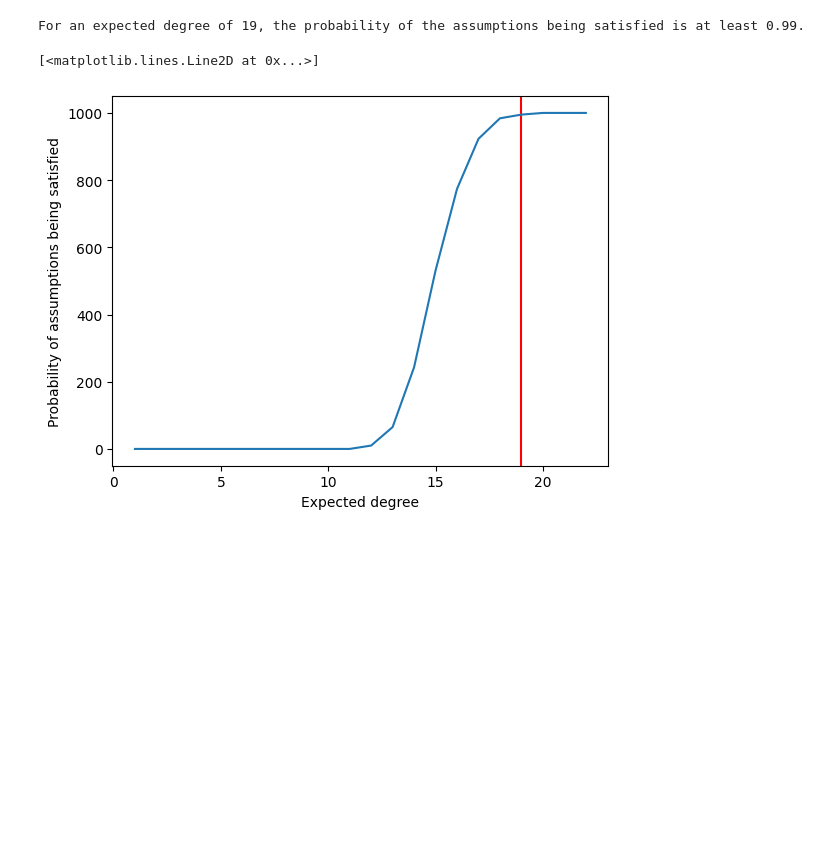
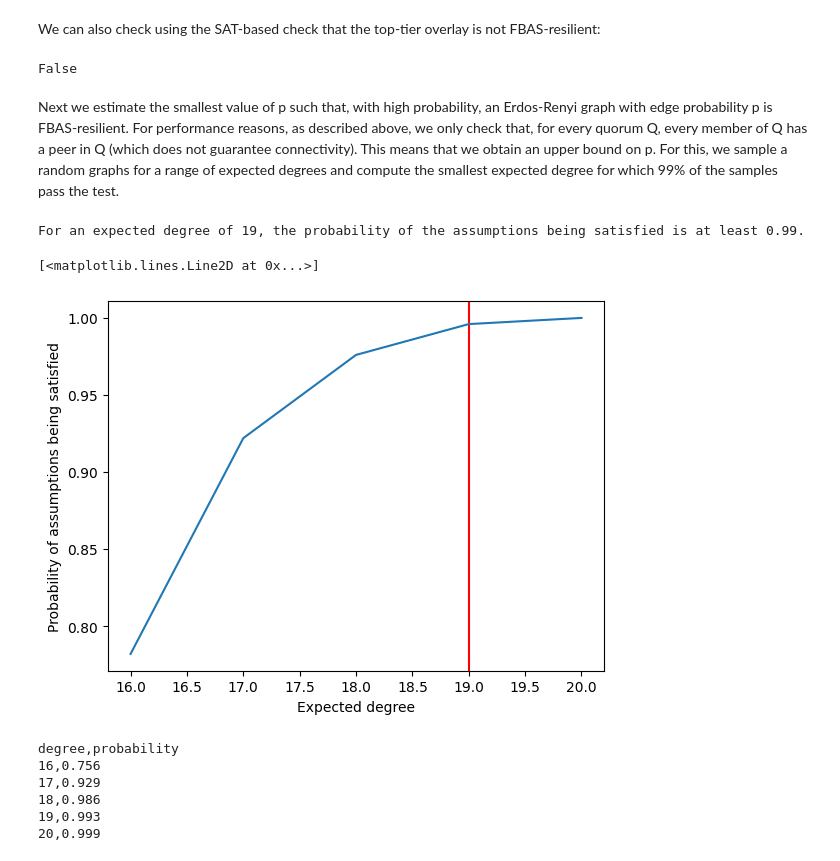
Before and after one commit to yunqizhang99/python-fbas, a Jupyter notebook: python_fbas/constellation/notebook.ipynb, the cells around one changed output. Cells and saved outputs as stored; diff of their text form; code cells hidden in the pictures; blank space fills up the shorter version.

```diff
--- a/python_fbas/constellation/notebook.ipynb
+++ b/python_fbas/constellation/notebook.ipynb
@@ -17,6 +23,7 @@ We are going to work on `data/network-2025-01-03.json`. First, we compute the to
 json_data = json.load(open('data/network-2025-01-03.json'))
 fbas = FBASGraph.from_json(json_data, from_stellarbeat=True)
 top_tier = get_top_tier(fbas)
-top_tier_fbas = fbas.project(top_tier)
-print(f"top-tier has {len(top_tier_fbas.validators)} validators")
+top_tier_fbas:FBASGraph = fbas.project(top_tier)
+top_tier_orgs = [top_tier_fbas.vertice_attrs(v)['homeDomain'] for v in top_tier_fbas.validators]
+print(f"The top-tier has {len(top_tier_fbas.validators)} validators and {len(set(top_tier_orgs))} unique organizations: {set(top_tier_orgs)}")
 # %% [output]
@@ -54,39 +52,55 @@ Now, for every degree between 1 and the number of nodes minus one, we generate 1
+# %% [markdown]
+We can also check using the SAT-based check that the top-tier overlay is not FBAS-resilient:
+# %%
+print(is_overlay_resilient(top_tier_fbas, top_tier_overlay))
+# %% [output]
+False
+# %% [markdown]
+Next we estimate the smallest value of p such that, with high probability, an Erdos-Renyi graph with edge probability p is FBAS-resilient. For performance reasons, as described above, we only check that, for every quorum Q, every member of Q has a peer in Q (which does not guarantee connectivity). This means that we obtain an upper bound on p. For this, we sample a random graphs for a range of expected degrees and compute the smallest expected degree for which 99% of the samples pass the test.
 # %%
-nodes = list(fbas.validators())
+nodes = list(top_tier_fbas.validators)
+min_d = 16
+max_d = 20
+num_samples = 500
 num_sat = {} # dict holding the results
-# loop over all value of the degree d from 1 to the number of nodes minus one:
-for d in range(1, len(nodes)):
+# loop over all value of the degree d from min_d to max_d:
+for d in range(min_d, max_d+1):
     num_sat[d] = 0
-    for i in range(1000):
+    for i in range(num_samples):
         # Create an Erdos-Renyi graph with expected degree d:
         g = nx.erdos_renyi_graph(len(nodes), d / len(nodes))
         # rename the nodes to the validator names:
         g = nx.relabel_nodes(g, {i: nodes[i] for i in range(len(nodes))})
-        # check that the assumptions of every node are satisfied:
-        is_sat = True
-        for n in nodes:
-            qset : QSet = fbas.qset_map[n]
-            peers = g.neighbors(n)
-            if not qset.blocked(peers):
-                is_sat = False
-                break
-        if is_sat:
+        # we could use the SAT-based check, but it's too expensive:
+        # if is_overlay_resilient(top_tier_fbas, g):
+        if num_not_blocked(top_tier_fbas, g) == 0:
             num_sat[d] += 1
+
+# Next we find the minimum degree d for which the probability of the assumptions being satisfied is 0.99:
+while num_sat[min_d] / num_samples < 0.99:
+    min_d += 1
+print(f'For an expected degree of {min_d}, the probability of the assumptions being satisfied is at least 0.99.')
+# %% [output]
+For an expected degree of 19, the probability of the assumptions being satisfied is at least 0.99.
-# %%
-# Next we find the degree d for which the probability of the assumptions being satisfied is 0.99:
-min_d = 1
-while num_sat[min_d] / 1000 < 0.99:
-    min_d += 1
-print(f'For an expected degree of {min_d}, the probability of the assumptions being satisfied is at least 0.99.')
-# %% [output]
-For an expected degree of 19, the probability of the assumptions being satisfied is at least 0.99.
 # %%
 # now plot the results
 import matplotlib.pyplot as plt
 plt.axvline(x=min_d, color='r')
 plt.xlabel('Expected degree')
 plt.ylabel('Probability of assumptions being satisfied')
-plt.plot(num_sat.keys(), num_sat.values())
+plt.plot(num_sat.keys(), [v/num_samples for v in num_sat.values()])
 # %% [output]
 [<matplotlib.lines.Line2D at 0x...>]
-[figure, old version]
+[figure, new version]
+# %%
+# print the data in CSV:
+print("degree,probability")
+for d in num_sat.keys():
+    print(f"{d},{num_sat[d]/num_samples}")
+# %% [output]
+degree,probability
+16,0.756
+17,0.929
+18,0.986
+19,0.993
+20,0.999
```
Also changed, not shown: parts of 9 cells of this notebook, 2 other files.
